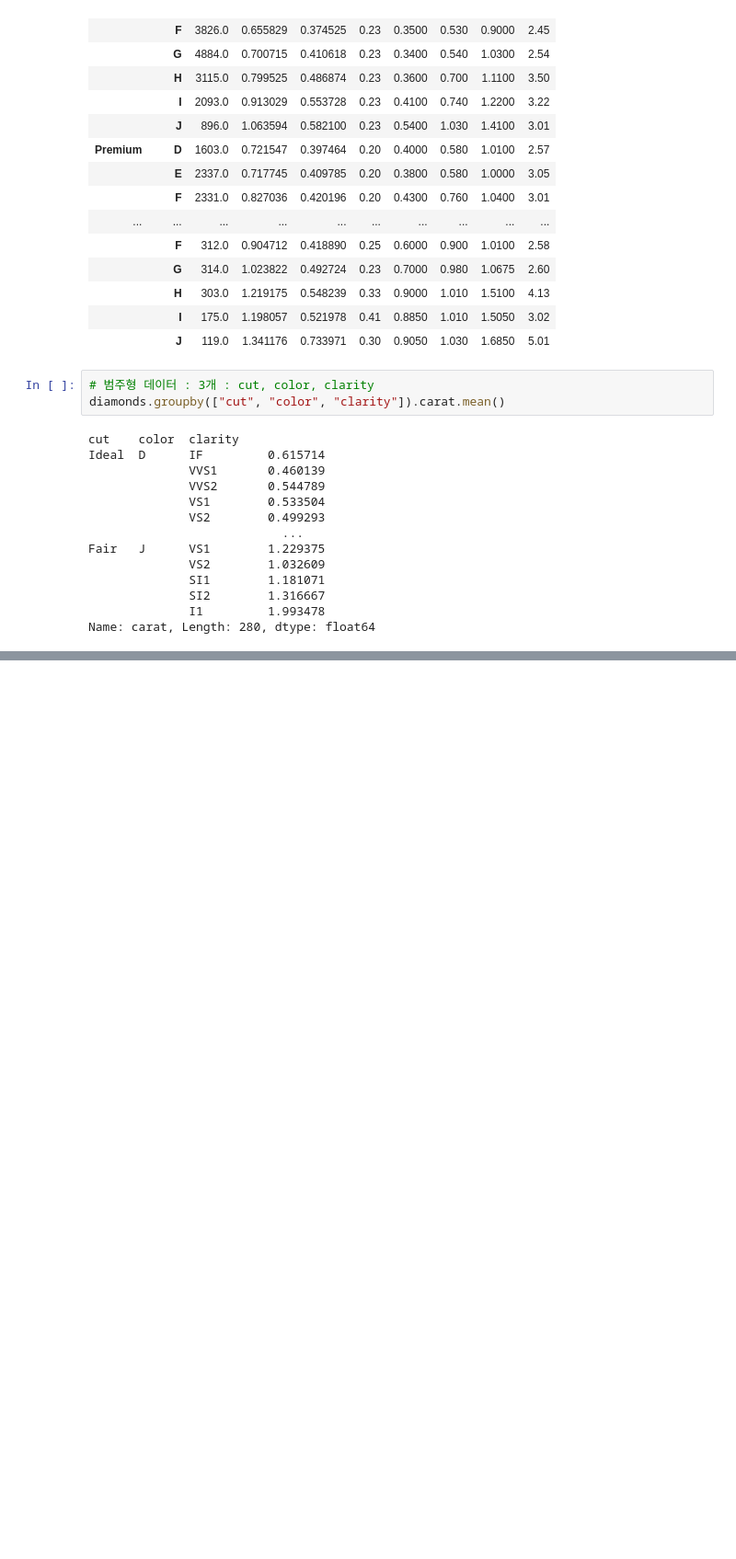
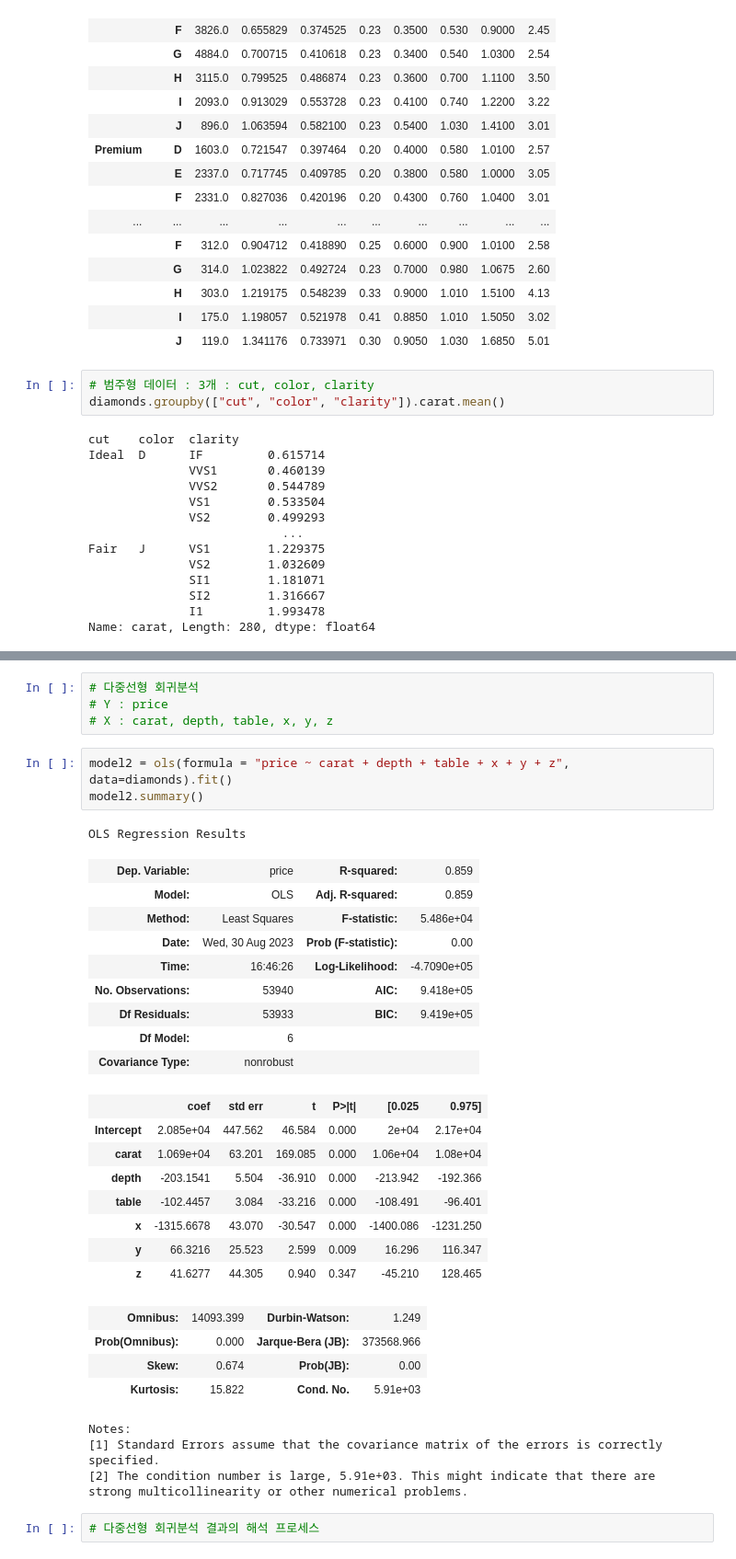
Before and after one commit to joahyot/202308_python_training_YJ, a Jupyter notebook: DemoPython04.ipynb, the cells around one changed output, grey strips where cells are left out. Shown at 92% size. Drawn from its saved outputs; the diff is of its cells as text; blank space fills up the shorter version.

```diff
--- a/DemoPython04.ipynb
+++ b/DemoPython04.ipynb
@@ -404,0 +607,36 @@ Name: carat, Length: 280, dtype: float64
+# %%
+# 다중선형 회귀분석
+# Y : price
+# X : carat, depth, table, x, y, z
+# %%
+model2 = ols(formula = "price ~ carat + depth + table + x + y + z", data=diamonds).fit()
+model2.summary()
+# %% [output]
+OLS Regression Results
+| Dep. Variable: | price | R-squared: | 0.859 |
+| Model: | OLS | Adj. R-squared: | 0.859 |
+| Method: | Least Squares | F-statistic: | 5.486e+04 |
+| Date: | Wed, 30 Aug 2023 | Prob (F-statistic): | 0.00 |
+| Time: | 16:46:26 | Log-Likelihood: | -4.7090e+05 |
+| No. Observations: | 53940 | AIC: | 9.418e+05 |
+| Df Residuals: | 53933 | BIC: | 9.419e+05 |
+| Df Model: | 6 |  |  |
+| Covariance Type: | nonrobust |  |  |
+|  | coef | std err | t | P>|t| | [0.025 | 0.975] |
+| Intercept | 2.085e+04 | 447.562 | 46.584 | 0.000 | 2e+04 | 2.17e+04 |
+| carat | 1.069e+04 | 63.201 | 169.085 | 0.000 | 1.06e+04 | 1.08e+04 |
+| depth | -203.1541 | 5.504 | -36.910 | 0.000 | -213.942 | -192.366 |
+| table | -102.4457 | 3.084 | -33.216 | 0.000 | -108.491 | -96.401 |
+| x | -1315.6678 | 43.070 | -30.547 | 0.000 | -1400.086 | -1231.250 |
+| y | 66.3216 | 25.523 | 2.599 | 0.009 | 16.296 | 116.347 |
+| z | 41.6277 | 44.305 | 0.940 | 0.347 | -45.210 | 128.465 |
+| Omnibus: | 14093.399 | Durbin-Watson: | 1.249 |
+| Prob(Omnibus): | 0.000 | Jarque-Bera (JB): | 373568.966 |
+| Skew: | 0.674 | Prob(JB): | 0.00 |
+| Kurtosis: | 15.822 | Cond. No. | 5.91e+03 |
+Notes:
+[1] Standard Errors assume that the covariance matrix of the errors is correctly specified.
+[2] The condition number is large, 5.91e+03. This might indicate that there are
+strong multicollinearity or other numerical problems.
+# %%
+# 다중선형 회귀분석 결과의 해석 프로세스
```
Also changed, not shown: parts of 30 cells of this notebook, 2 other files.
